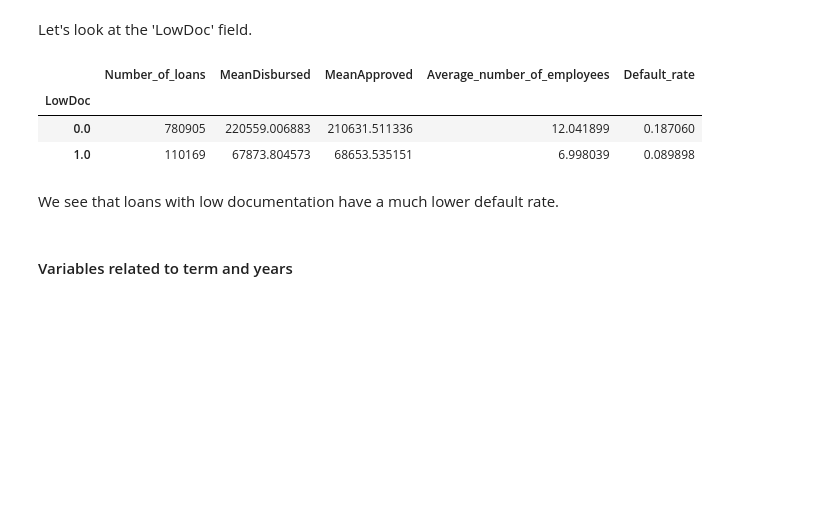
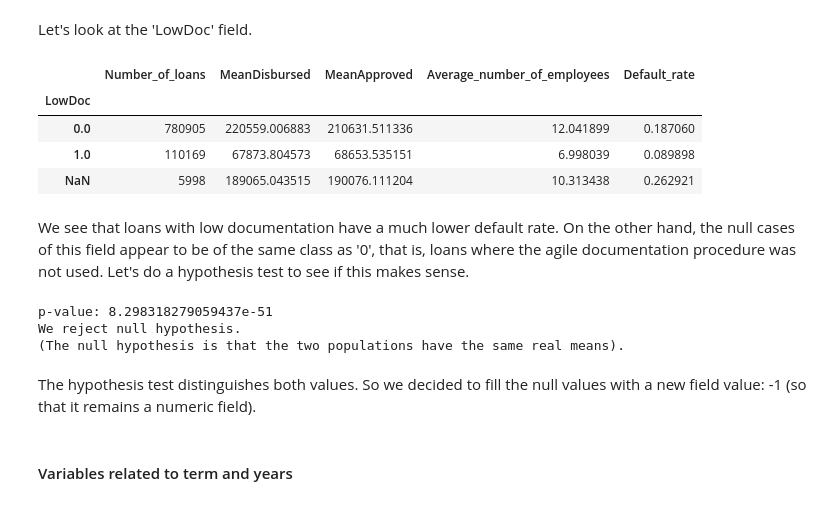
Before and after one commit to HGalletti/Pr-stamos-bancarios, a Jupyter notebook: loans.ipynb, the cells around one changed output. Saved outputs shown, nothing was run; the diff lists cells and outputs as text; code cells hidden in the pictures; blank space fills up the shorter version.

```diff
--- a/loans.ipynb
+++ b/loans.ipynb
@@ -984,6 +1027,9 @@ Another useful fields:
 We create a new field which indicates if the company state is the same as the branch bank state or not.
 # %%
 loans['SameState']=loans['State'].eq(loans['BankState'])
+# %%
+loans.loc[loans['BankState'].isnull(),'SameState']=np.nan # We want field 'SameState' to be null if field 'BankState' is null.
+loans.loc[loans['State'].isnull(),'SameState']=np.nan # Same thing if the field State is null.
 # %% [markdown]
 Fields quantifying the difference between the disbursed amount and the approved amount:
 # %%
@@ -1556,15 +1614,33 @@ describe_values(loans, 'Real_Estate', 'DisbursementGross')
 # %% [markdown]
 Let's look at the 'LowDoc' field.
 # %%
-loans.groupby('LowDoc').agg(Number_of_loans=('DisbursementGross', 'count'), MeanDisbursed=('DisbursementGross', 'mean'),
+loans.groupby('LowDoc', dropna=False).agg(Number_of_loans=('DisbursementGross', 'count'), MeanDisbursed=('DisbursementGross', 'mean'),
   MeanApproved=('GrAppv', 'mean'), Average_number_of_employees= ('NoEmp', 'mean'), Default_rate= ('Default', 'mean'))
 # %% [output]
 |  | Number_of_loans | MeanDisbursed | MeanApproved | Average_number_of_employees | Default_rate |
 | LowDoc |  |  |  |  |  |
 | 0.0 | 780905 | 220559.006883 | 210631.511336 | 12.041899 | 0.187060 |
 | 1.0 | 110169 | 67873.804573 | 68653.535151 | 6.998039 | 0.089898 |
+| NaN | 5998 | 189065.043515 | 190076.111204 | 10.313438 | 0.262921 |
-# %% [markdown]
-We see that loans with low documentation have a much lower default rate.
+# %% [markdown]
+We see that loans with low documentation have a much lower default rate. On the other hand, the null cases of this field appear to be of the same class as '0', that is, loans where the agile documentation procedure was not used. Let's do a hypothesis test to see if this makes sense.
+# %%
+sample_0 = loans[loans['LowDoc']==0]['Default']
+sample_1 = loans[loans['LowDoc'].isnull()]['Default']
+
+ttest,pval = ttest_ind(sample_0,sample_1)
+print("p-value:",pval)
+if pval <0.05:
+  print("We reject null hypothesis.")
+else:
+  print("We accept null hypothesis.")
+print("(The null hypothesis is that the two populations have the same real means).")
+# %% [output]
+p-value: 8.298318279059437e-51
+We reject null hypothesis.
+(The null hypothesis is that the two populations have the same real means).
+# %% [markdown]
+The hypothesis test distinguishes both values. So we decided to fill the null values with a new field value: -1 (so that it remains a numeric field).
 # %% [markdown]
 #### Variables related to term and years
 # %% [markdown]
```
Also changed, not shown: parts of 134 cells of this notebook, 3 other files.
